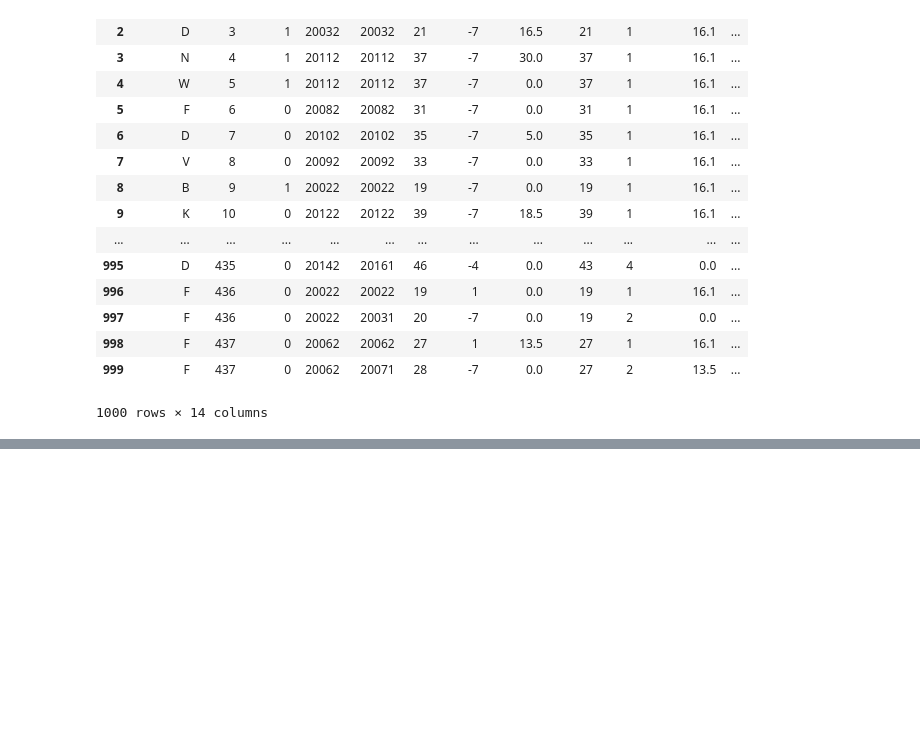
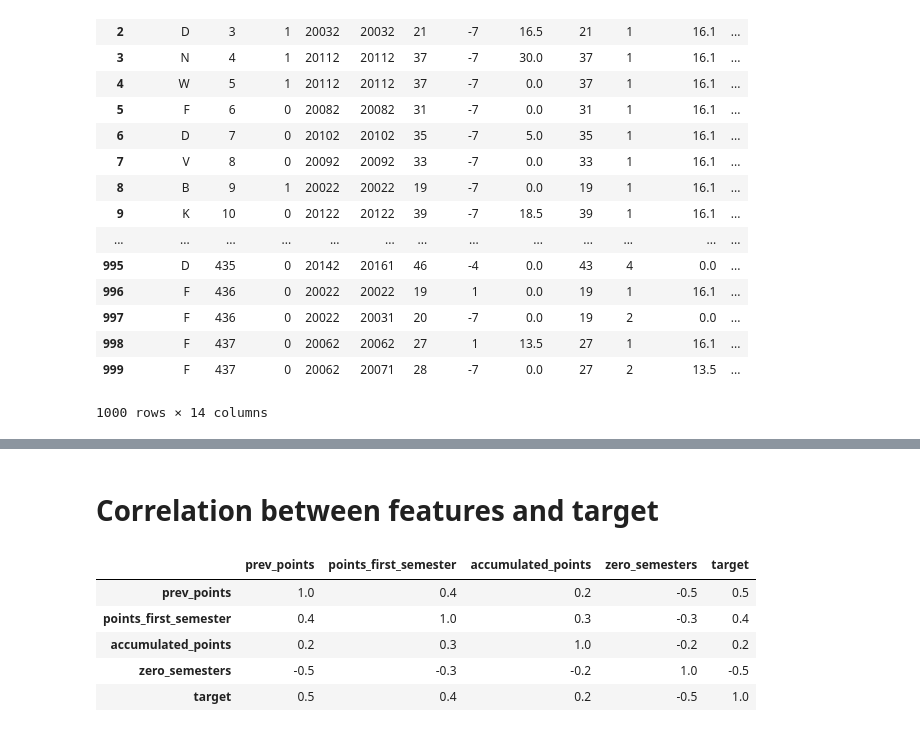
Before and after one commit to filipvitez/Matmod_prediktera_examen, a Jupyter notebook: Multiple_features_tensorflow.ipynb, the cells around one changed output, grey strips where cells are left out. Cells and saved outputs as stored; diff of their text form; code cells hidden in the pictures; blank space fills up the shorter version.

```diff
--- a/Multiple_features_tensorflow.ipynb
+++ b/Multiple_features_tensorflow.ipynb
@@ -143,0 +246,15 @@ semesters.head(1000)
+# %% [markdown]
+# Correlation between features and target
+# %%
+
+correlation_dataframe = training_examples.copy()
+correlation_dataframe["target"] = training_targets["poang_p"]
+
+correlation_dataframe.corr()
+# %% [output]
+|  | prev_points | points_first_semester | accumulated_points | zero_semesters | target |
+| prev_points | 1.0 | 0.4 | 0.2 | -0.5 | 0.5 |
+| points_first_semester | 0.4 | 1.0 | 0.3 | -0.3 | 0.4 |
+| accumulated_points | 0.2 | 0.3 | 1.0 | -0.2 | 0.2 |
+| zero_semesters | -0.5 | -0.3 | -0.2 | 1.0 | -0.5 |
+| target | 0.5 | 0.4 | 0.2 | -0.5 | 1.0 |
```
Also changed, not shown: parts of 9 cells of this notebook.
